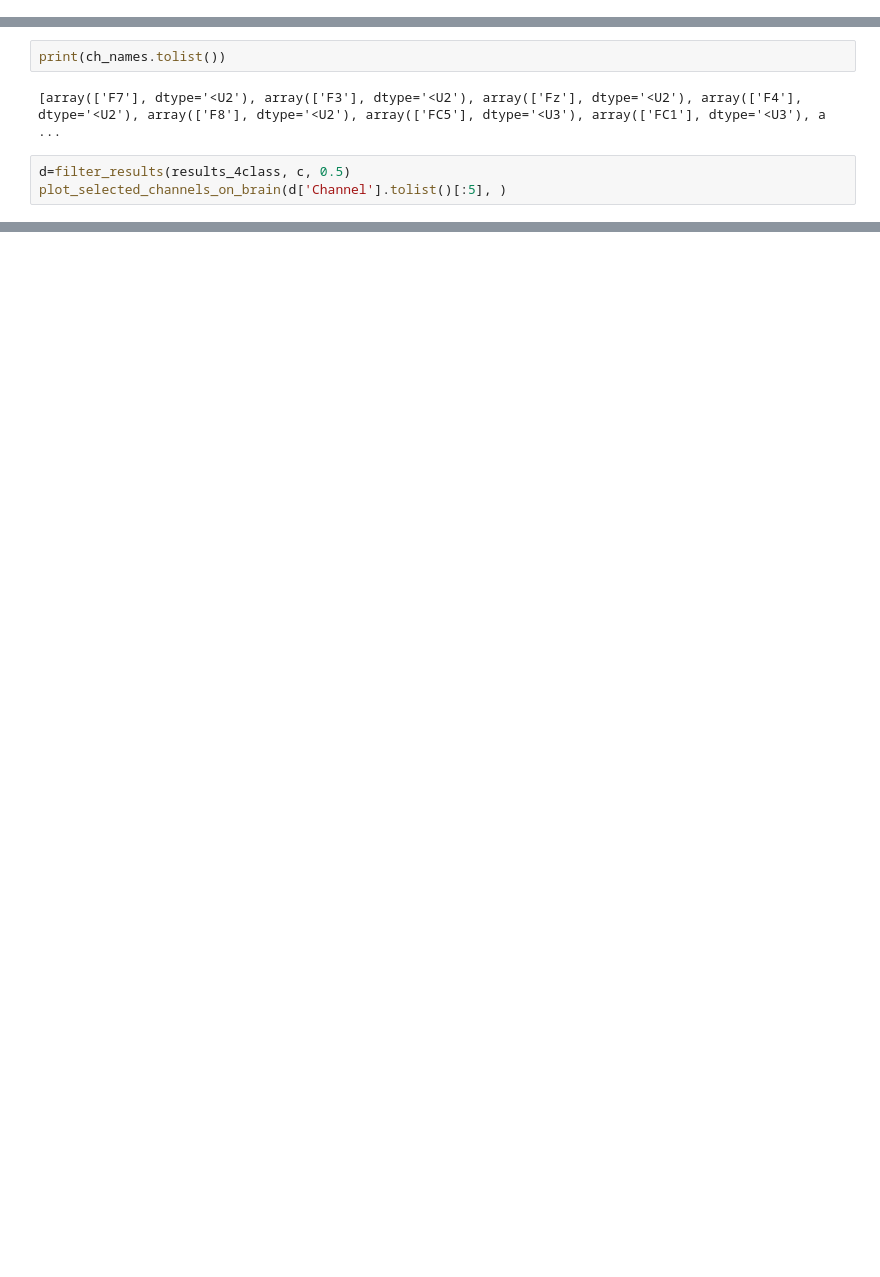
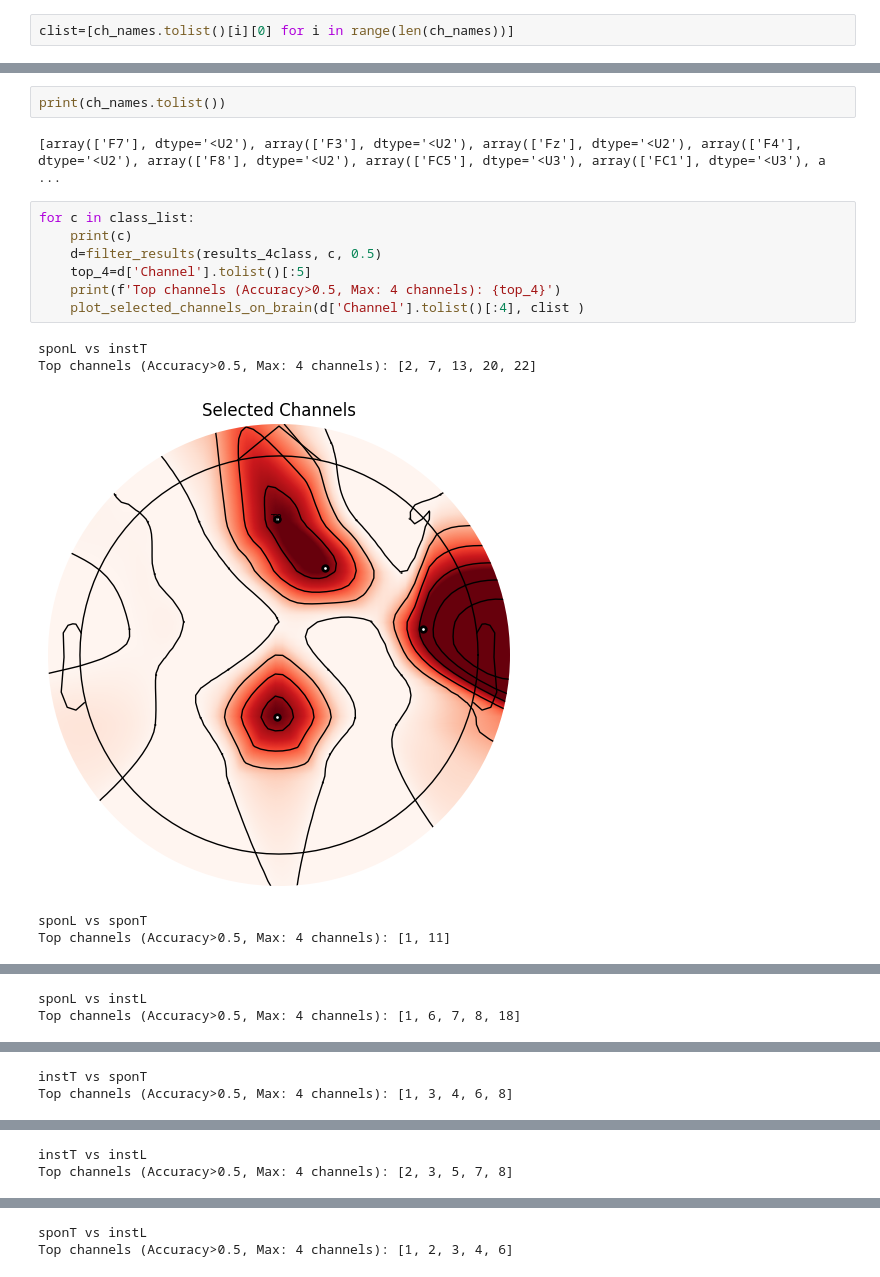
Before and after one commit to eldhosejoseph/thesis, a Jupyter notebook: ce901_thesis.ipynb, the cells around one changed output, grey strips where cells are left out. Saved outputs shown, nothing was run; the diff lists cells and outputs as text; blank space fills up the shorter version.

```diff
--- a/ce901_thesis.ipynb
+++ b/ce901_thesis.ipynb
@@ -1119,3 +1119,5 @@ def plot_selected_channels_on_brain(top_channels, ch_names):
     # Highlight selected channels
     ax.set_title('Selected Channels')
     plt.show()
+# %%
+clist=[ch_names.tolist()[i][0] for i in range(len(ch_names))]
@@ -1123,6 +1129,16 @@ def plot_selected_channels_on_brain(top_channels, ch_names):
 print(ch_names.tolist())
 # %% [output]
 [array(['F7'], dtype='<U2'), array(['F3'], dtype='<U2'), array(['Fz'], dtype='<U2'), array(['F4'], dtype='<U2'), array(['F8'], dtype='<U2'), array(['FC5'], dtype='<U3'), array(['FC1'], dtype='<U3'), a ...
-# %%
-d=filter_results(results_4class, c, 0.5)
-plot_selected_channels_on_brain(d['Channel'].tolist()[:5], )
+# %%
+for c in class_list:
+    print(c)
+    d=filter_results(results_4class, c, 0.5)
+    top_4=d['Channel'].tolist()[:5]
+    print(f'Top channels (Accuracy>0.5, Max: 4 channels): {top_4}')
+    plot_selected_channels_on_brain(d['Channel'].tolist()[:4], clist )
+# %% [output]
+sponL vs instT
+Top channels (Accuracy>0.5, Max: 4 channels): [2, 7, 13, 20, 22]
+[figure, added]
+sponL vs sponT
+Top channels (Accuracy>0.5, Max: 4 channels): [1, 11]
@@ -1128,0 +1146,2 @@ plot_selected_channels_on_brain(d['Channel'].tolist()[:5], )
+sponL vs instL
+Top channels (Accuracy>0.5, Max: 4 channels): [1, 6, 7, 8, 18]
@@ -1128,0 +1149,2 @@ plot_selected_channels_on_brain(d['Channel'].tolist()[:5], )
+instT vs sponT
+Top channels (Accuracy>0.5, Max: 4 channels): [1, 3, 4, 6, 8]
@@ -1128,0 +1152,2 @@ plot_selected_channels_on_brain(d['Channel'].tolist()[:5], )
+instT vs instL
+Top channels (Accuracy>0.5, Max: 4 channels): [2, 3, 5, 7, 8]
@@ -1128,0 +1155,2 @@ plot_selected_channels_on_brain(d['Channel'].tolist()[:5], )
+sponT vs instL
+Top channels (Accuracy>0.5, Max: 4 channels): [1, 2, 3, 4, 6]
```
Also changed, not shown: parts of 3 cells of this notebook.
